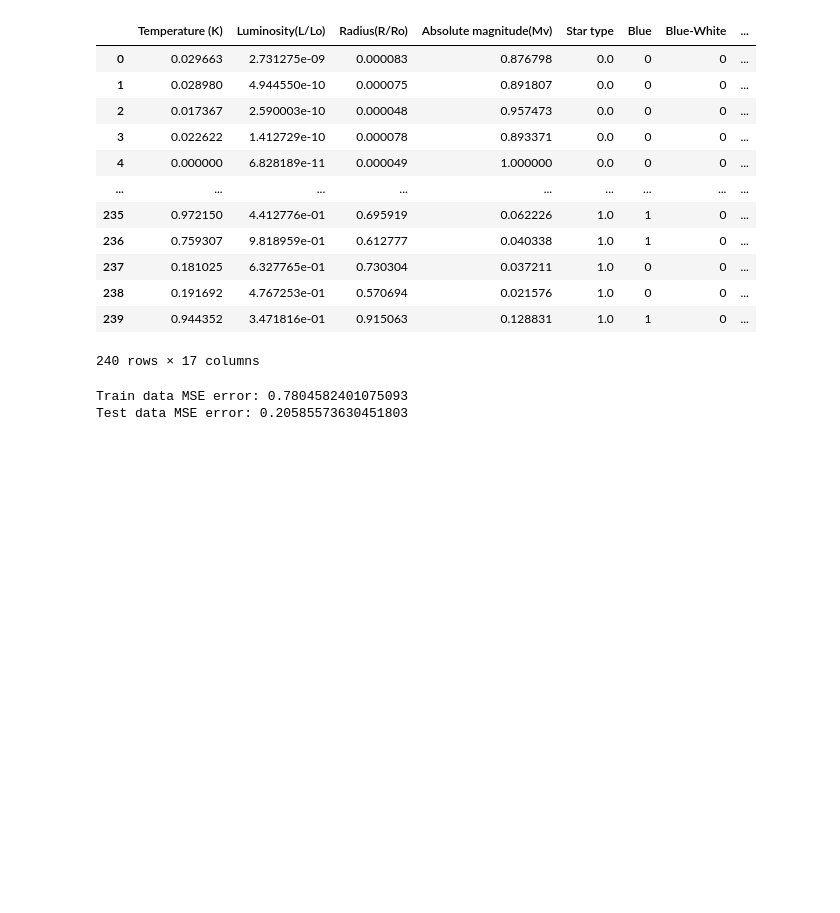
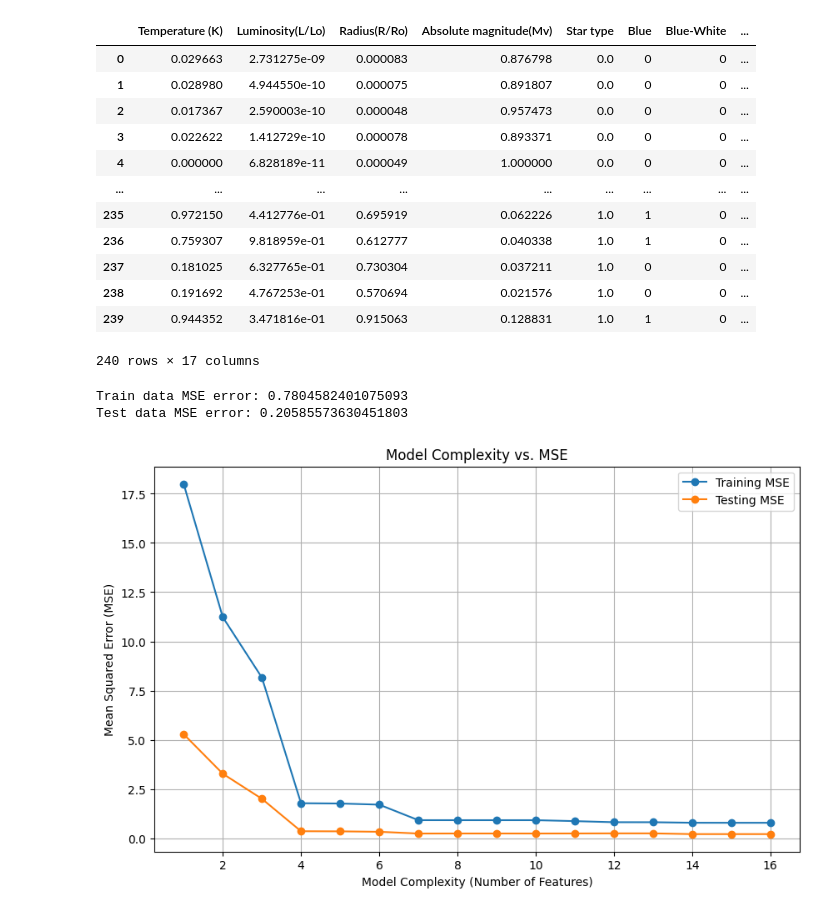
Before and after one commit to kaijia2022/CSE151A-Project-Repo, a Jupyter notebook: StarType_Prediction.ipynb, the cells around one changed output. Saved outputs shown, nothing was run; the diff lists cells and outputs as text; code cells hidden in the pictures; blank space fills up the shorter version.

Commit message:
add image

```diff
--- a/StarType_Prediction.ipynb
+++ b/StarType_Prediction.ipynb
@@ -137,3 +137,54 @@ print(f'Test data MSE error: {y_test_error}')
 # %% [output]
 Train data MSE error: 0.7804582401075093
 Test data MSE error: 0.20585573630451803
+# %%
+import numpy as np
+import matplotlib.pyplot as plt
+from sklearn.linear_model import LinearRegression
+
+# Assuming you have X_train, X_test, y_train, y_test as your training and testing data
+
+# Convert pandas DataFrames to NumPy arrays
+X_train_np = X_train.values
+X_test_np = X_test.values
+y_train_np = y_train.values
+y_test_np = y_test.values
+
+# Define the range of model complexity (e.g., number of features)
+# For example, if you want to explore model complexity from 1 to the number of features in your dataset
+model_complexities = range(1, X_train_np.shape[1] + 1)
+
+# Initialize lists to store MSE for training and testing data
+train_errors = []
+test_errors = []
+
+# Loop over different levels of model complexity
+for complexity in model_complexities:
+    # Train the linear regression model using the first 'complexity' features
+    model = LinearRegression()
+    model.fit(X_train_np[:, :complexity], y_train_np)
+
+    # Make predictions on the training and testing data
+    yhat_train = model.predict(X_train_np[:, :complexity])
+    yhat_test = model.predict(X_test_np[:, :complexity])
+
+    # Calculate Mean Squared Error manually for training and testing data
+    train_mse = ((yhat_train - y_train_np) ** 2).sum()
+    test_mse = ((yhat_test - y_test_np) ** 2).sum()
+
+    # Append the MSE to the lists
+    train_errors.append(train_mse)
+    test_errors.append(test_mse)
+
+# Plot the fitting graph
+plt.figure(figsize=(10, 6))
+plt.plot(model_complexities, train_errors, label='Training MSE', marker='o')
+plt.plot(model_complexities, test_errors, label='Testing MSE', marker='o')
+plt.xlabel('Model Complexity (Number of Features)')
+plt.ylabel('Mean Squared Error (MSE)')
+plt.title('Model Complexity vs. MSE')
+plt.legend()
+plt.grid(True)
+plt.show()
+# %% [output]
+[figure, added]
```
Also changed, not shown: 2 other files.
